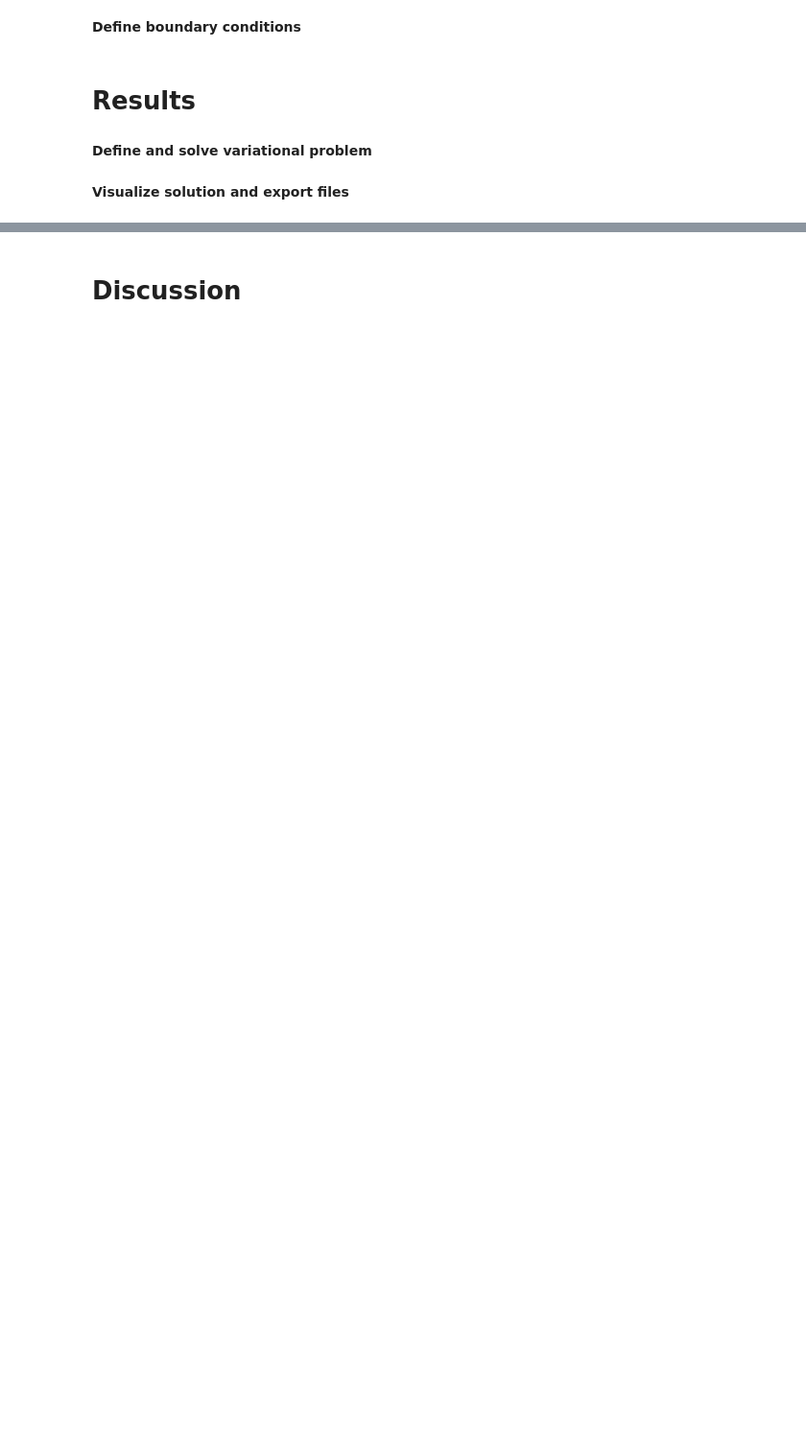
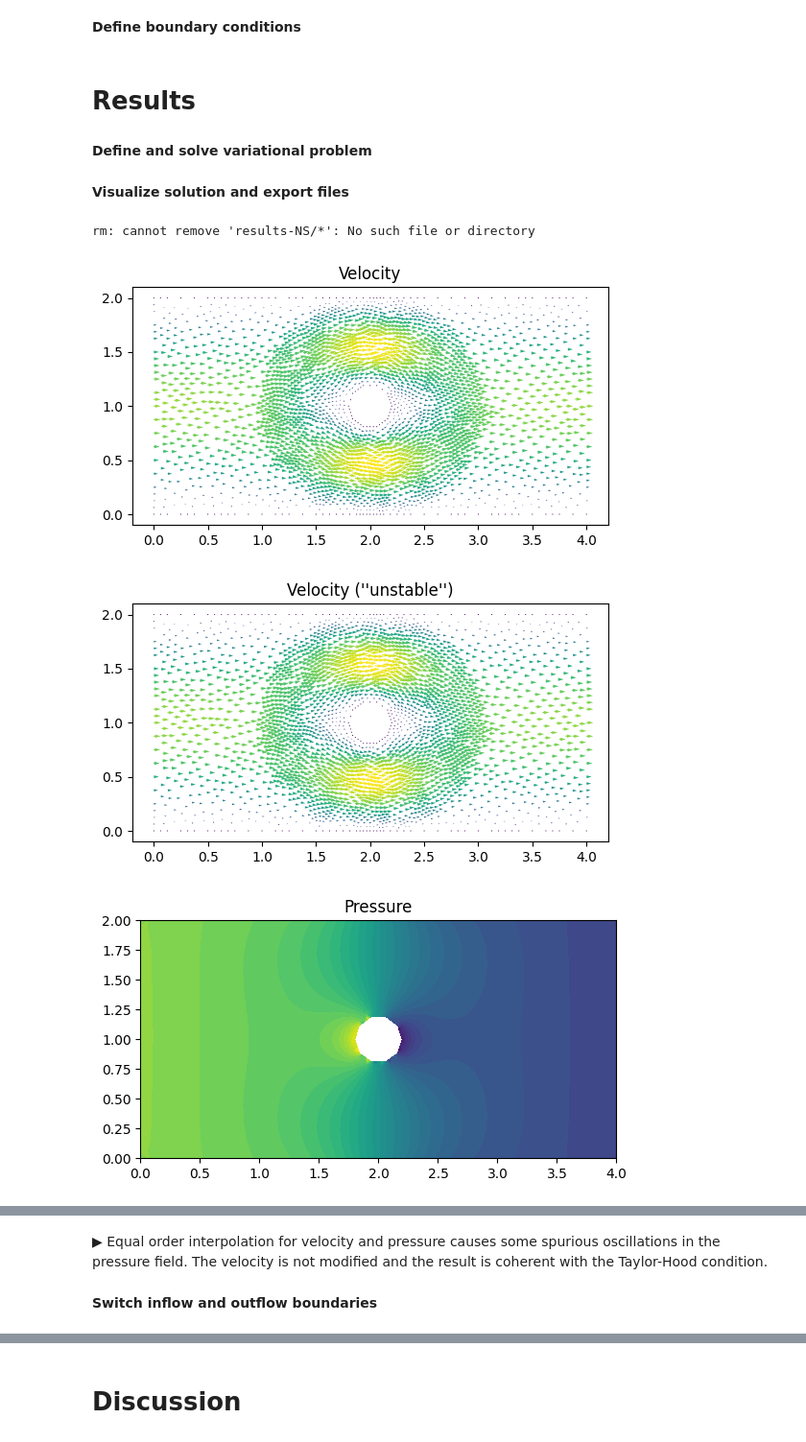
Before and after one commit to katty-anay/Fluid_mechanics_, a Jupyter notebook: Report_Stokes.ipynb, the cells around one changed output, grey strips where cells are left out. Shown at 96% size. Saved outputs shown, nothing was run; the diff lists cells and outputs as text; code cells hidden in the pictures; blank space fills up the shorter version.

```diff
--- a/Report_Stokes.ipynb
+++ b/Report_Stokes.ipynb
@@ -260,31 +219,36 @@ file_u = File("results-Stokes/u.pvd")
 file_p = File("results-Etokes/p.pvd")
 file_u2 = File("results-Stokes/u2.pvd")
 file_p2 = File("results-Etokes/p2.pvd")
 
 u1 = project(u, V)
 p1 = project(p, Q)
 u2 = project(u2, V2)
 p2 = project(p2, Q2)
 
 # Save solution to file
 file_u << u1
 file_p << p1
 file_u2 << u2
 file_p2 << p2
 
 # Plot solution
 plt.figure()
 plot(u1, title="Velocity")
 plt.figure()
-plot(u2, title="Velocity (unstable)")
+plot(u2, title="Velocity (''unstable'')")
 
 plt.figure()
 plot(p1, title="Pressure")
 plt.figure()
 plot(p2, title="Pressure (unstable)")
 
 plt.show()
 
 # Export files
 #!tar -czvf results-Stokes.tar.gz results-NS
 #files.download('results-Stokes.tar.gz')
+# %% [output]
+rm: cannot remove 'results-NS/*': No such file or directory
+[figure, added]
+[figure, added]
+[figure, added]
@@ -290,0 +256,4 @@ plt.show()
+# %% [markdown]
+▶ Equal order interpolation for velocity and pressure causes some spurious oscillations in the pressure field. The velocity is not modified and the result is coherent with the Taylor-Hood condition.
+# %% [markdown]
+**Switch inflow and outflow boundaries**
```
Also changed, not shown: parts of 8 cells of this notebook.
